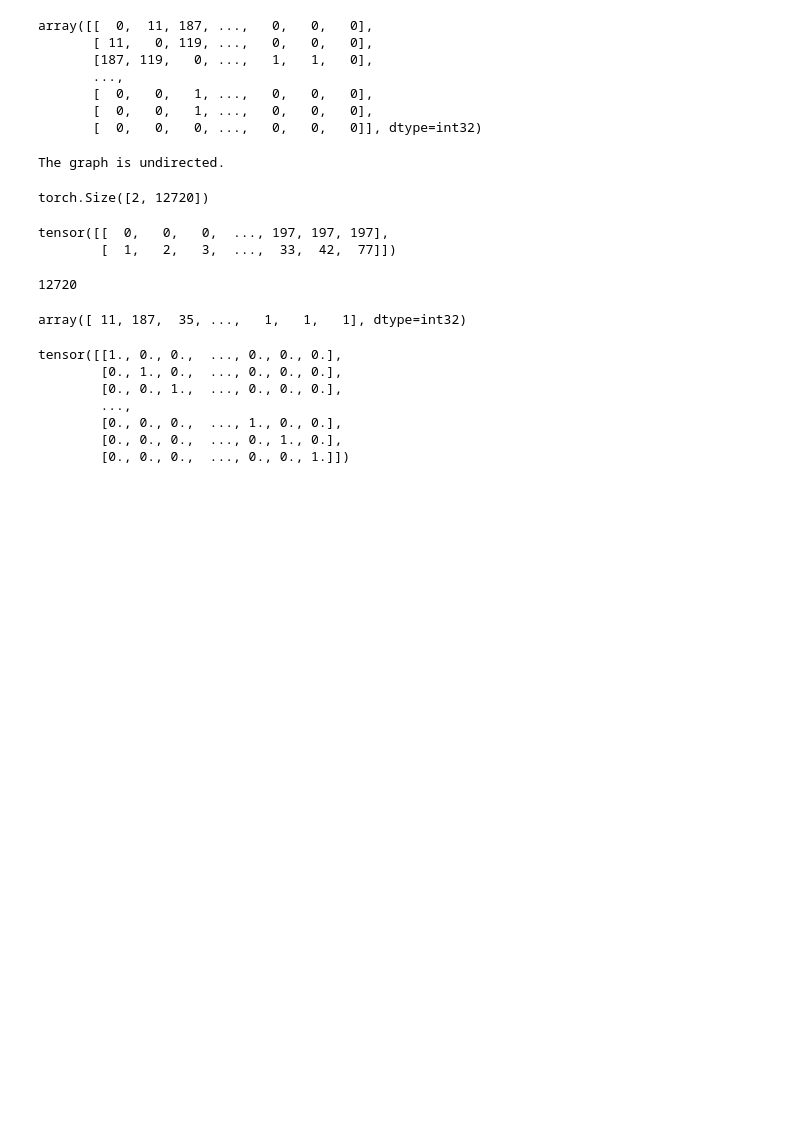
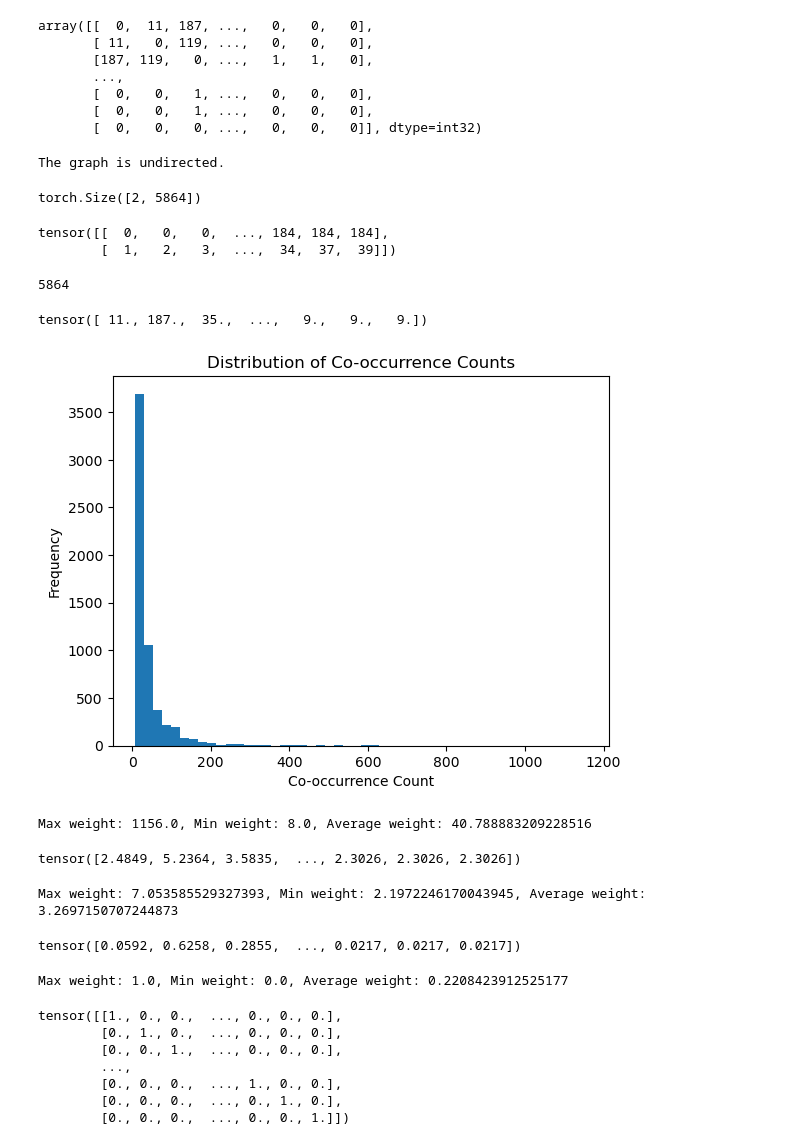
Before and after one commit to Lyce24/DL_Final_Project, a Jupyter notebook: utils/data/gnn_embed.ipynb, the cells around one changed output. Saved outputs shown, nothing was run; the diff lists cells and outputs as text; code cells hidden in the pictures; blank space fills up the shorter version.

```diff
--- a/utils/data/gnn_embed.ipynb
+++ b/utils/data/gnn_embed.ipynb
@@ -92,10 +93,9 @@ import numpy as np
 adj_matrix = np.zeros((num_ingredients, num_ingredients), dtype=np.int32)
 
 for dish in ingr_list:
-    for i in dish:
-        for j in dish:
-            if i != j:  # Avoid self-loops
-                adj_matrix[i, j] += 1
+    for i, j in combinations(dish, 2):
+        adj_matrix[i, j] += 1
+        adj_matrix[j, i] += 1
 
 adj_matrix
 # %% [output]
@@ -114,21 +114,67 @@ else:
 # %% [output]
 The graph is undirected.
 # %%
+threshold = 8
+
 # convert adjacency matrix to PyTorch Geometric graph
-edge_index = torch.nonzero(torch.tensor(adj_matrix), as_tuple=False).t()  # (2, num_edges)
+edge_index = torch.tensor(np.where(adj_matrix >= threshold), dtype=torch.long)
 print(edge_index.size())
 edge_index
 # %% [output]
-torch.Size([2, 12720])
+torch.Size([2, 5864])
-tensor([[  0,   0,   0,  ..., 197, 197, 197],
-        [  1,   2,   3,  ...,  33,  42,  77]])
+tensor([[  0,   0,   0,  ..., 184, 184, 184],
+        [  1,   2,   3,  ...,  34,  37,  39]])
 # %%
-edge_weight = adj_matrix[edge_index[0], edge_index[1]]     # (num_edges,)
+edge_weight = torch.tensor(adj_matrix[edge_index[0], edge_index[1]], dtype=torch.float)
 print(len(edge_weight))
 edge_weight # edge_weight is the number of co-occurrences between the edge index
 # %% [output]
-12720
+5864
-array([ 11, 187,  35, ...,   1,   1,   1], dtype=int32)
+tensor([ 11., 187.,  35.,  ...,   9.,   9.,   9.])
+# %%
+import matplotlib.pyplot as plt
+
+plt.hist(edge_weight.numpy(), bins=50)
+plt.title("Distribution of Co-occurrence Counts")
+plt.xlabel("Co-occurrence Count")
+plt.ylabel("Frequency")
+plt.show()
+# %% [output]
+[figure, added]
+# %%
+max_weight = edge_weight.max()
+min_weight = edge_weight.min()
+avg_weight = edge_weight.mean()
+# Assume edge_weight contains all co-occurrence counts
+print(f"Max weight: {max_weight}, Min weight: {min_weight}, Average weight: {avg_weight}")
+
+# log-transform the edge weights
+edge_weight = edge_weight.log1p()
+edge_weight
+# %% [output]
+Max weight: 1156.0, Min weight: 8.0, Average weight: 40.788883209228516
+tensor([2.4849, 5.2364, 3.5835,  ..., 2.3026, 2.3026, 2.3026])
+# %%
+# After Normalizing the edge weights
+max_weight = edge_weight.max()
+min_weight = edge_weight.min()
+avg_weight = edge_weight.mean()
+print(f"Max weight: {max_weight}, Min weight: {min_weight}, Average weight: {avg_weight}")
+# %% [output]
+Max weight: 7.053585529327393, Min weight: 2.1972246170043945, Average weight: 3.2697150707244873
+# %%
+# min-max normalization
+edge_weight = (edge_weight - min_weight) / (max_weight - min_weight)
+edge_weight
+# %% [output]
+tensor([0.0592, 0.6258, 0.2855,  ..., 0.0217, 0.0217, 0.0217])
+# %%
+max_weight = edge_weight.max()
+min_weight = edge_weight.min()
+avg_weight = edge_weight.mean()
+print(f"Max weight: {max_weight}, Min weight: {min_weight}, Average weight: {avg_weight}")
+# %% [output]
+Max weight: 1.0, Min weight: 0.0, Average weight: 0.2208423912525177
 # %%
 # Create node features (optional: identity matrix for simple embeddings)
 node_features = torch.eye(num_ingredients)
```
Also changed, not shown: parts of 1 cell of this notebook, 25 other files.
